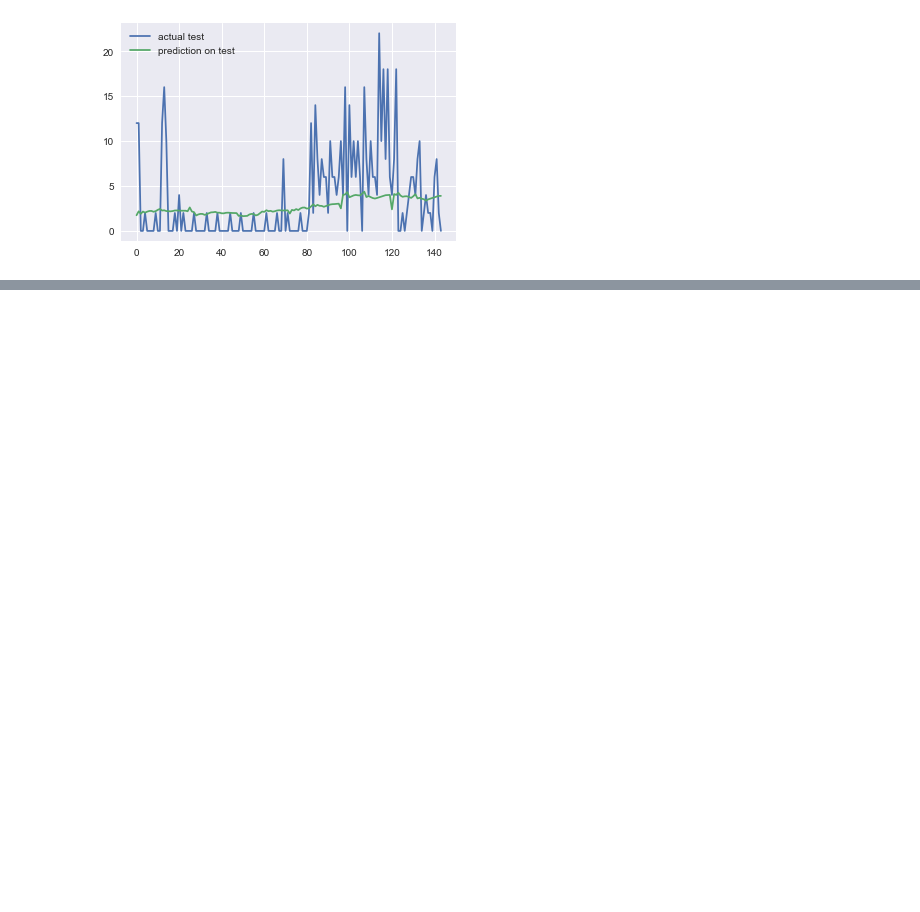
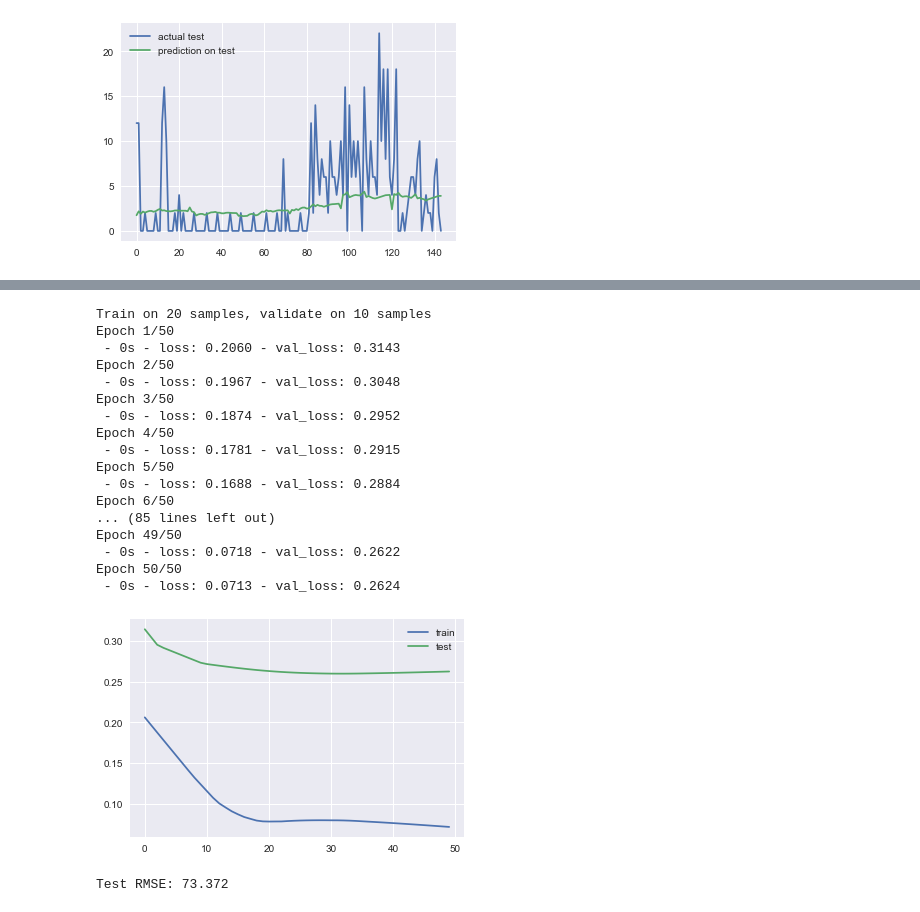
Before and after one commit to melvintzw/ee4211, a Jupyter notebook: part3_final.ipynb, the cells around one changed output, grey strips where cells are left out. Saved outputs shown, nothing was run; the diff lists cells and outputs as text; code cells hidden in the pictures; blank space fills up the shorter version.

```diff
--- a/part3_final.ipynb
+++ b/part3_final.ipynb
@@ -385,0 +444,50 @@ plt.show()
+# %%
+model = Sequential()
+model.add(LSTM(50, input_shape=(train_X.shape[1], train_X.shape[2])))
+model.add(Dense(1))
+model.compile(loss='mae', optimizer='adam')
+# fit network
+history = model.fit(train_X, train_y, epochs=50, batch_size=72, validation_data=(test_X, test_y), verbose=2, shuffle=False)
+# plot history
+plt.plot(history.history['loss'], label='train')
+plt.plot(history.history['val_loss'], label='test')
+plt.legend()
+plt.show()
+# %% [output]
+Train on 20 samples, validate on 10 samples
+Epoch 1/50
+ - 0s - loss: 0.2060 - val_loss: 0.3143
+Epoch 2/50
+ - 0s - loss: 0.1967 - val_loss: 0.3048
+Epoch 3/50
+ - 0s - loss: 0.1874 - val_loss: 0.2952
+Epoch 4/50
+ - 0s - loss: 0.1781 - val_loss: 0.2915
+Epoch 5/50
+ - 0s - loss: 0.1688 - val_loss: 0.2884
+Epoch 6/50
+... (85 lines left out)
+Epoch 49/50
+ - 0s - loss: 0.0718 - val_loss: 0.2622
+Epoch 50/50
+ - 0s - loss: 0.0713 - val_loss: 0.2624
+[figure, added]
+# %%
+from numpy import concatenate
+
+yhat = model.predict(test_X)
+test_X = test_X.reshape((test_X.shape[0], test_X.shape[2]))
+# invert scaling for forecast
+inv_yhat = concatenate((yhat, test_X[:, 1:]), axis=1)
+inv_yhat = scaler.inverse_transform(inv_yhat)
+inv_yhat = inv_yhat[:,0]
+# invert scaling for actual
+test_y = test_y.reshape((len(test_y), 1))
+inv_y = concatenate((test_y, test_X[:, 1:]), axis=1)
+inv_y = scaler.inverse_transform(inv_y)
+inv_y = inv_y[:,0]
+# calculate RMSE
+rmse = sqrt(mean_squared_error(inv_y, inv_yhat))
+print('Test RMSE: %.3f' % rmse)
+# %% [output]
+Test RMSE: 73.372
```
Also changed, not shown: parts of 8 cells of this notebook.
